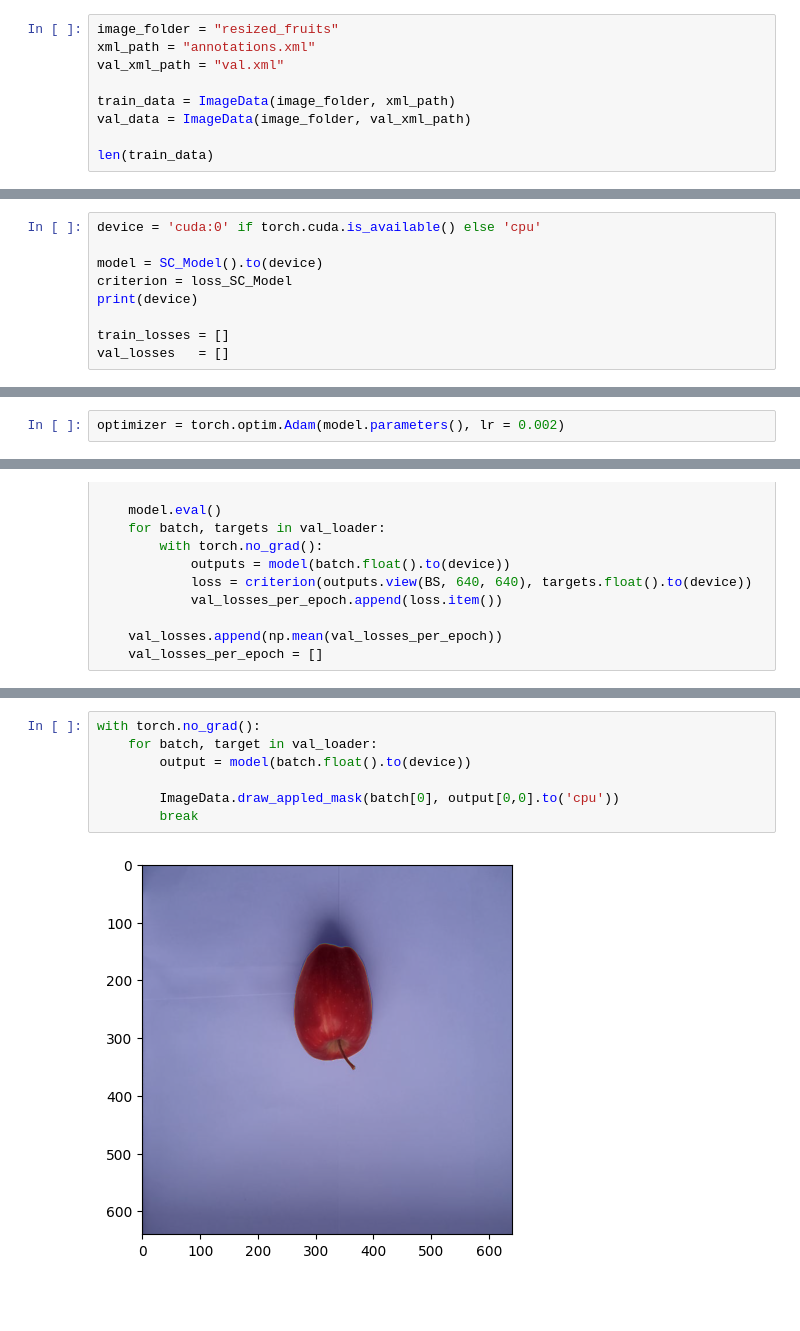
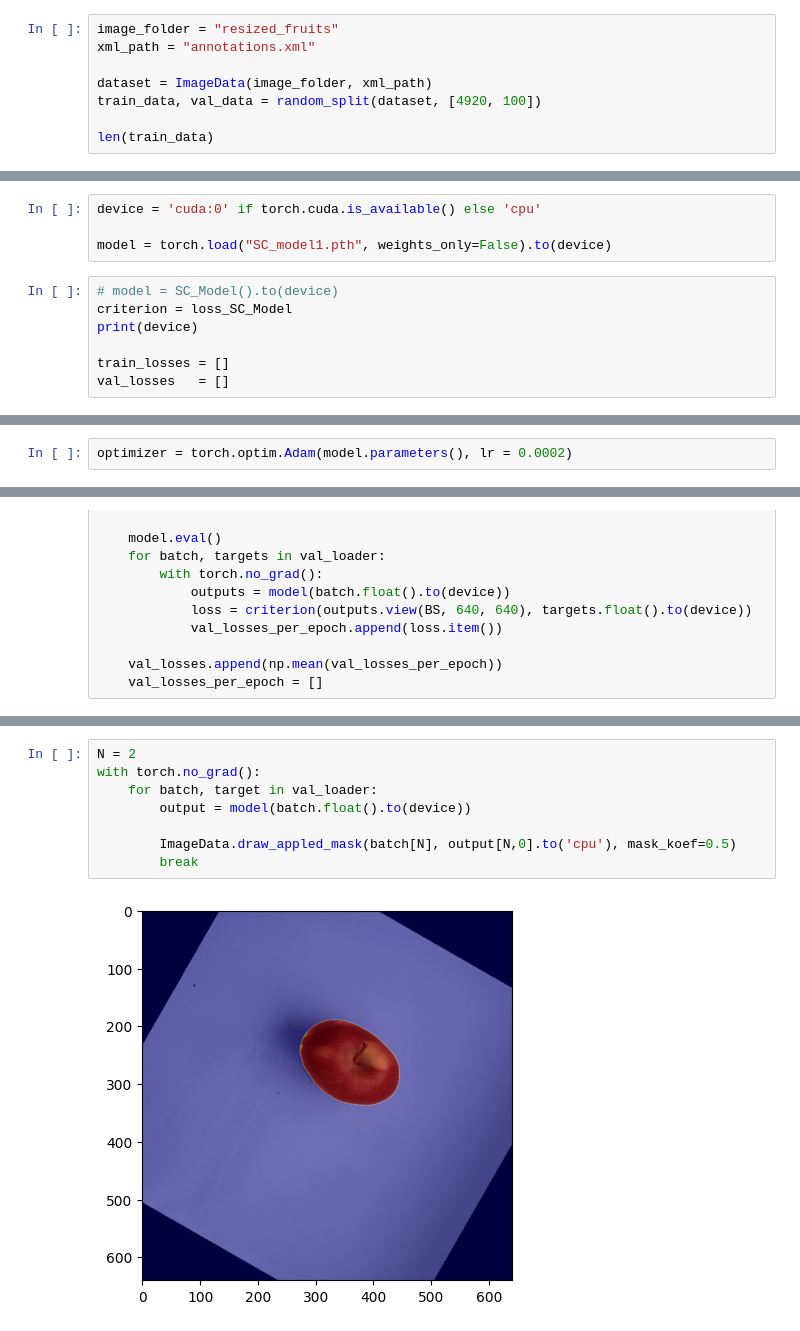
Before and after one commit to frznfrgg/fruit_detection, a Jupyter notebook: segment.ipynb, the cells around one changed output, grey strips where cells are left out. Saved outputs shown, nothing was run; the diff lists cells and outputs as text; blank space fills up the shorter version.

```diff
--- a/segment.ipynb
+++ b/segment.ipynb
@@ -8,10 +8,9 @@ import matplotlib.pyplot as plt
 # %%
 image_folder = "resized_fruits"
 xml_path = "annotations.xml"
-val_xml_path = "val.xml"
 
-train_data = ImageData(image_folder, xml_path)
-val_data = ImageData(image_folder, val_xml_path)
+dataset = ImageData(image_folder, xml_path)
+train_data, val_data = random_split(dataset, [4920, 100])
 
 len(train_data)
 # %% [output]
@@ -36,10 +33,12 @@ def DICE(pred, target):
 def loss_SC_Model(output, target):
     BCE = torch.nn.BCELoss()
     return BCE(output, target) - 0.4*torch.log(DICE(output, target))
+# %%
+device = 'cuda:0' if torch.cuda.is_available() else 'cpu'
+
+model = torch.load("SC_model1.pth", weights_only=False).to(device)
 # %%
-device = 'cuda:0' if torch.cuda.is_available() else 'cpu'
-
-model = SC_Model().to(device)
+# model = SC_Model().to(device)
 criterion = loss_SC_Model
 print(device)
 
@@ -52,7 +51,7 @@ cuda:0
 
 # summary(model, (3,640,640))
 # %%
-optimizer = torch.optim.Adam(model.parameters(), lr = 0.002)
+optimizer = torch.optim.Adam(model.parameters(), lr = 0.0002)
 # %%
 n_epochs = 2
 
@@ -95,9 +94,10 @@ Text(0.5, 1.0, 'Losses')
 # %%
+N = 2
 with torch.no_grad():
     for batch, target in val_loader:
         output = model(batch.float().to(device))
 
-        ImageData.draw_appled_mask(batch[0], output[0,0].to('cpu'))
+        ImageData.draw_appled_mask(batch[N], output[N,0].to('cpu'), mask_koef=0.5)
         break
 # %% [output]
-[figure, old version]
+[figure, new version]
```
Also changed, not shown: parts of 4 cells of this notebook, 5 other files.
